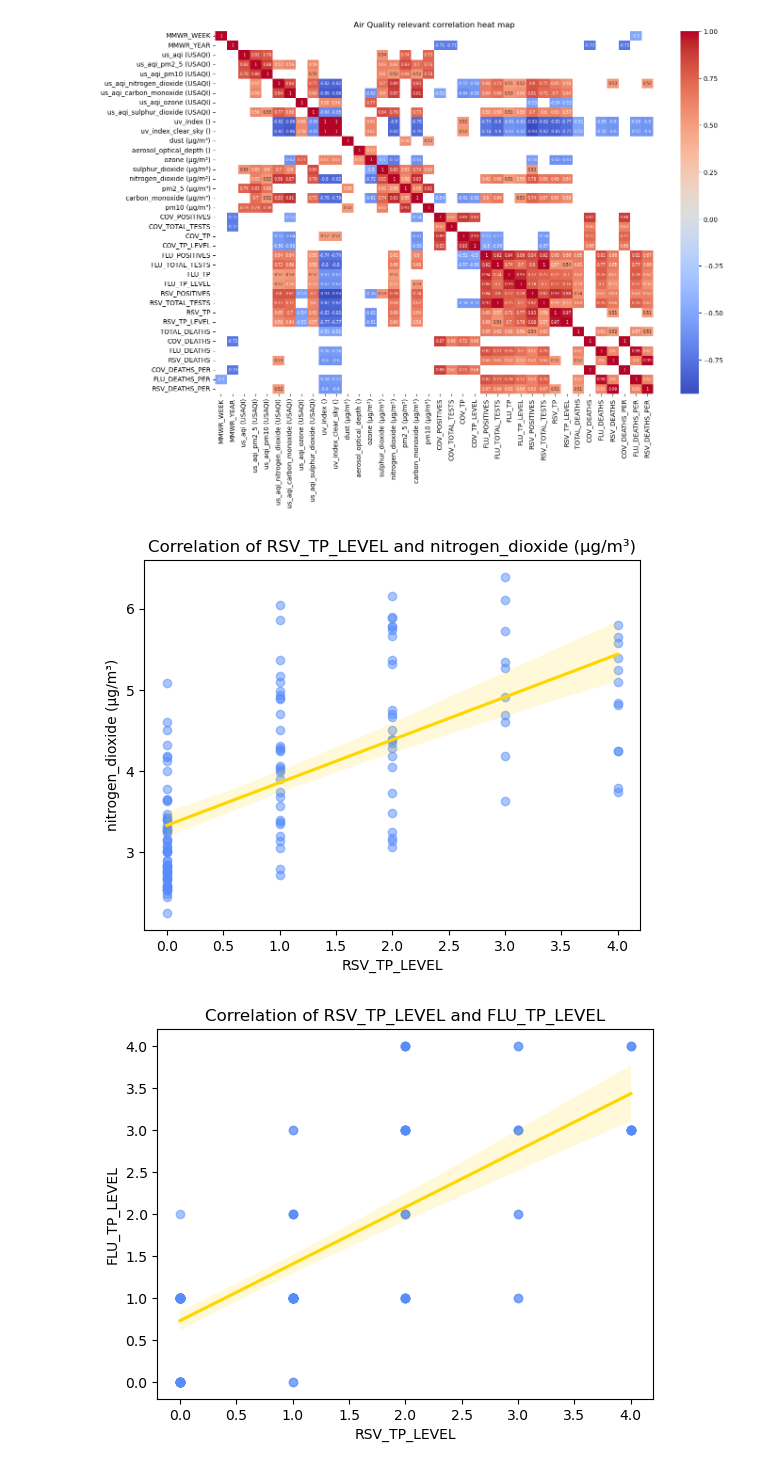
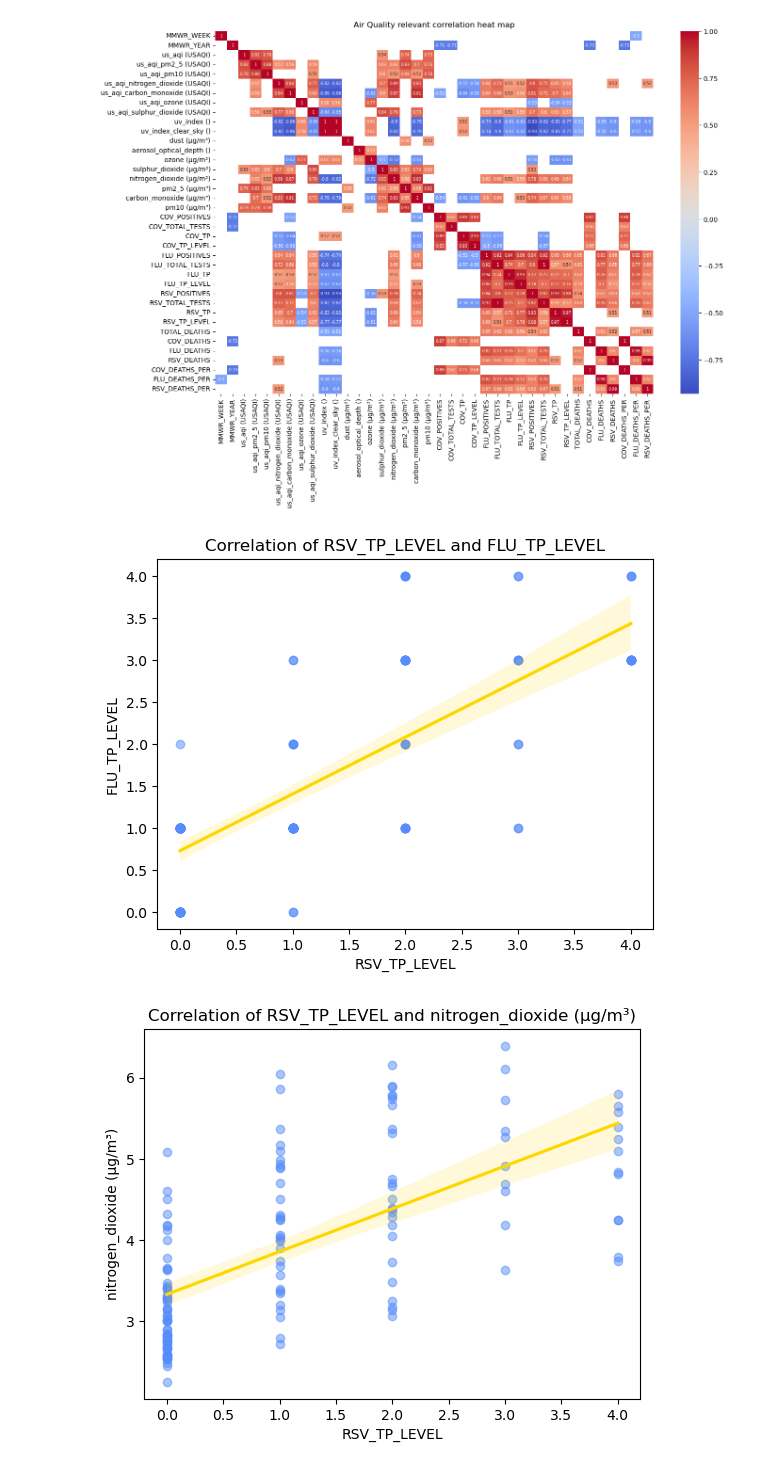
Before and after one commit to ianbunag/cmpe-255-data-mining-project, a Jupyter notebook: 04-01-data-preparation.ipynb, the cells around one changed output. Saved outputs shown, nothing was run; the diff lists cells and outputs as text; code cells hidden in the pictures.

```diff
--- a/04-01-data-preparation.ipynb
+++ b/04-01-data-preparation.ipynb
@@ -335,14 +335,15 @@ correlate_features(df_corr, relevance=0.5, font_size=6)
 [figure]
 # %%
 scatter_plot_features(df_corr, [
+    [keys['RSV_TP_LEVEL'], keys['FLU_TP_LEVEL']],
     [keys['RSV_TP_LEVEL'], keys['nitrogen_dioxide (μg/m³)']],
-    [keys['RSV_TP_LEVEL'], keys['FLU_TP_LEVEL']],
     [keys['RSV_TP_LEVEL'], keys['carbon_monoxide (μg/m³)']],
     [keys['RSV_TP_LEVEL'], keys['uv_index ()']],
+    [keys['RSV_TP_LEVEL'], keys['ozone (μg/m³)']],
     [keys['RSV_TP_LEVEL'], keys['MMWR_WEEK']],
 ])
 # %% [output]
-[figure, old version]
+[figure, new version]
-[figure, old version]
+[figure, new version]
 [figure]
 [figure]
```
Also changed, not shown: parts of 2 cells of this notebook, 1 other file.
